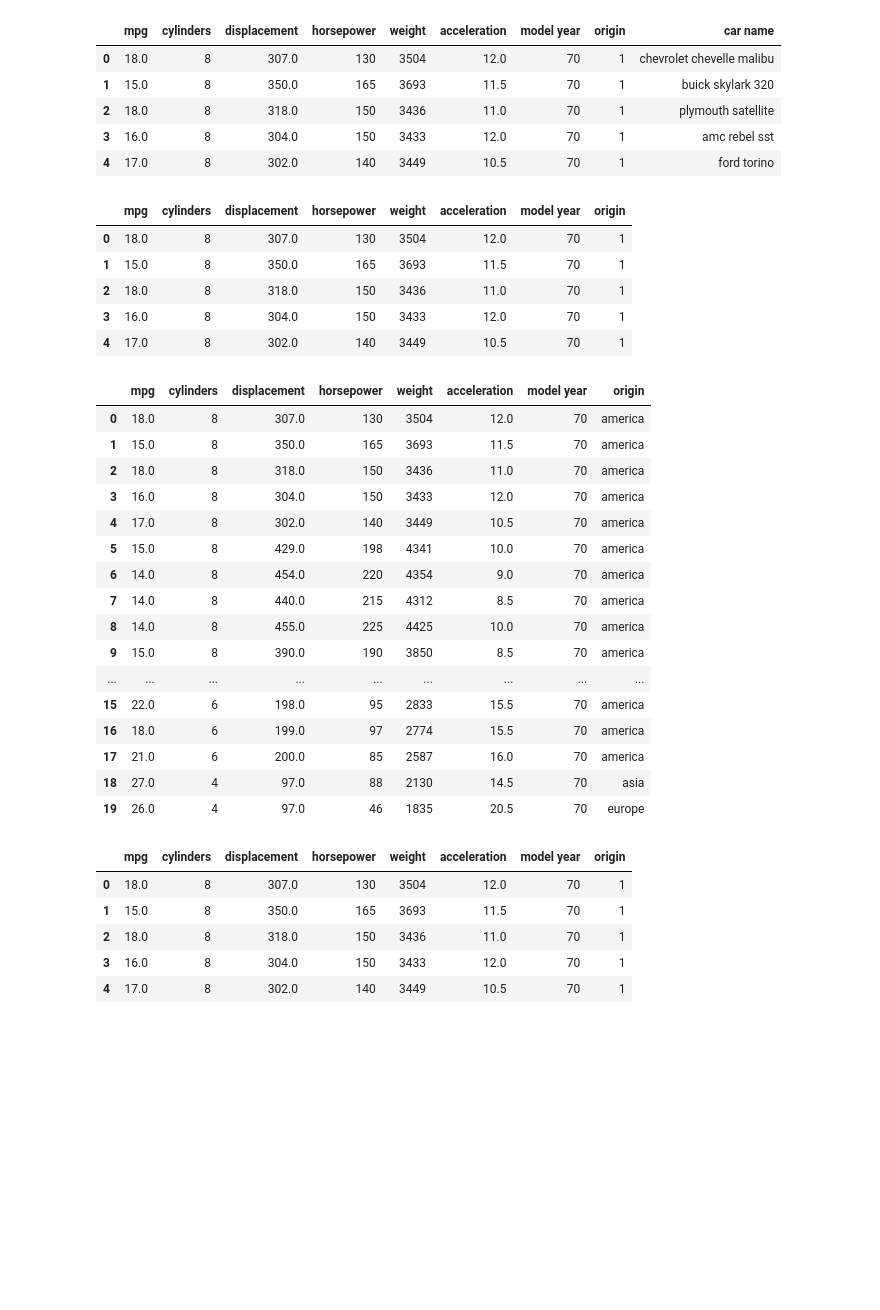
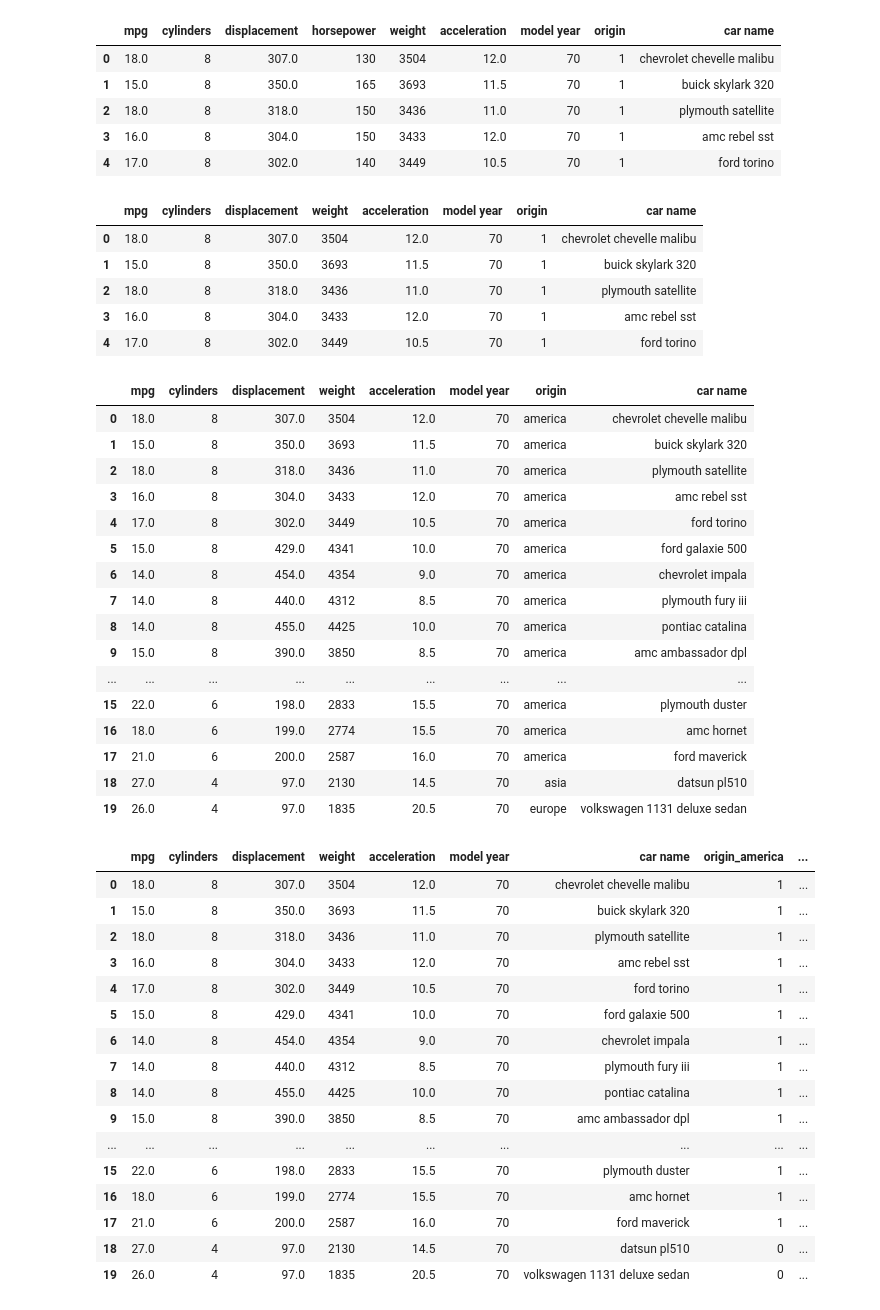
Before and after one commit to ahikiriza/data-science-projects, a Jupyter notebook: linear regression.ipynb, the cells around one changed output. Cells and saved outputs as stored; diff of their text form; code cells hidden in the pictures; blank space fills up the shorter version.

```diff
--- a/linear regression.ipynb
+++ b/linear regression.ipynb
@@ -176,49 +105,62 @@ Data.head()
 | 4 | 17.0 | 8 | 302.0 | 140 | 3449 | 10.5 | 70 | 1 | ford torino |
 # %%
 #drop the car_name
-df =Data.drop('car name', axis =1)
+df =Data.drop('car name', axis=1)
+# df =Data.drop('car name', axis =1)
+df =Data.drop('horsepower', axis=1)
 df.head()
 # %% [output]
-|  | mpg | cylinders | displacement | horsepower | weight | acceleration | model year | origin |
-| 0 | 18.0 | 8 | 307.0 | 130 | 3504 | 12.0 | 70 | 1 |
-| 1 | 15.0 | 8 | 350.0 | 165 | 3693 | 11.5 | 70 | 1 |
-| 2 | 18.0 | 8 | 318.0 | 150 | 3436 | 11.0 | 70 | 1 |
-| 3 | 16.0 | 8 | 304.0 | 150 | 3433 | 12.0 | 70 | 1 |
-| 4 | 17.0 | 8 | 302.0 | 140 | 3449 | 10.5 | 70 | 1 |
+|  | mpg | cylinders | displacement | weight | acceleration | model year | origin | car name |
+| 0 | 18.0 | 8 | 307.0 | 3504 | 12.0 | 70 | 1 | chevrolet chevelle malibu |
+| 1 | 15.0 | 8 | 350.0 | 3693 | 11.5 | 70 | 1 | buick skylark 320 |
+| 2 | 18.0 | 8 | 318.0 | 3436 | 11.0 | 70 | 1 | plymouth satellite |
+| 3 | 16.0 | 8 | 304.0 | 3433 | 12.0 | 70 | 1 | amc rebel sst |
+| 4 | 17.0 | 8 | 302.0 | 3449 | 10.5 | 70 | 1 | ford torino |
 # %%
 #replacing the categorical var with actual values
 df['origin'] =df['origin'].replace({1: 'america', 2: 'europe', 3: 'asia'})
 df.head(20)
 # %% [output]
-|  | mpg | cylinders | displacement | horsepower | weight | acceleration | model year | origin |
-| 0 | 18.0 | 8 | 307.0 | 130 | 3504 | 12.0 | 70 | america |
-| 1 | 15.0 | 8 | 350.0 | 165 | 3693 | 11.5 | 70 | america |
-| 2 | 18.0 | 8 | 318.0 | 150 | 3436 | 11.0 | 70 | america |
-| 3 | 16.0 | 8 | 304.0 | 150 | 3433 | 12.0 | 70 | america |
-| 4 | 17.0 | 8 | 302.0 | 140 | 3449 | 10.5 | 70 | america |
-| 5 | 15.0 | 8 | 429.0 | 198 | 4341 | 10.0 | 70 | america |
-| 6 | 14.0 | 8 | 454.0 | 220 | 4354 | 9.0 | 70 | america |
-| 7 | 14.0 | 8 | 440.0 | 215 | 4312 | 8.5 | 70 | america |
-| 8 | 14.0 | 8 | 455.0 | 225 | 4425 | 10.0 | 70 | america |
-| 9 | 15.0 | 8 | 390.0 | 190 | 3850 | 8.5 | 70 | america |
+|  | mpg | cylinders | displacement | weight | acceleration | model year | origin | car name |
+| 0 | 18.0 | 8 | 307.0 | 3504 | 12.0 | 70 | america | chevrolet chevelle malibu |
+| 1 | 15.0 | 8 | 350.0 | 3693 | 11.5 | 70 | america | buick skylark 320 |
+| 2 | 18.0 | 8 | 318.0 | 3436 | 11.0 | 70 | america | plymouth satellite |
+| 3 | 16.0 | 8 | 304.0 | 3433 | 12.0 | 70 | america | amc rebel sst |
+| 4 | 17.0 | 8 | 302.0 | 3449 | 10.5 | 70 | america | ford torino |
+| 5 | 15.0 | 8 | 429.0 | 4341 | 10.0 | 70 | america | ford galaxie 500 |
+| 6 | 14.0 | 8 | 454.0 | 4354 | 9.0 | 70 | america | chevrolet impala |
+| 7 | 14.0 | 8 | 440.0 | 4312 | 8.5 | 70 | america | plymouth fury iii |
+| 8 | 14.0 | 8 | 455.0 | 4425 | 10.0 | 70 | america | pontiac catalina |
+| 9 | 15.0 | 8 | 390.0 | 3850 | 8.5 | 70 | america | amc ambassador dpl |
 | ... | ... | ... | ... | ... | ... | ... | ... | ... |
-| 15 | 22.0 | 6 | 198.0 | 95 | 2833 | 15.5 | 70 | america |
-| 16 | 18.0 | 6 | 199.0 | 97 | 2774 | 15.5 | 70 | america |
-| 17 | 21.0 | 6 | 200.0 | 85 | 2587 | 16.0 | 70 | america |
-| 18 | 27.0 | 4 | 97.0 | 88 | 2130 | 14.5 | 70 | asia |
-| 19 | 26.0 | 4 | 97.0 | 46 | 1835 | 20.5 | 70 | europe |
+| 15 | 22.0 | 6 | 198.0 | 2833 | 15.5 | 70 | america | plymouth duster |
+| 16 | 18.0 | 6 | 199.0 | 2774 | 15.5 | 70 | america | amc hornet |
+| 17 | 21.0 | 6 | 200.0 | 2587 | 16.0 | 70 | america | ford maverick |
+| 18 | 27.0 | 4 | 97.0 | 2130 | 14.5 | 70 | asia | datsun pl510 |
+| 19 | 26.0 | 4 | 97.0 | 1835 | 20.5 | 70 | europe | volkswagen 1131 deluxe sedan |
 # %%
 #converting categorical variables to dummy variables
 df =pd.get_dummies(df, columns=['origin'])
 # %%
-df.head()
+df.head(20)
 # %% [output]
-|  | mpg | cylinders | displacement | horsepower | weight | acceleration | model year | origin |
-| 0 | 18.0 | 8 | 307.0 | 130 | 3504 | 12.0 | 70 | 1 |
-| 1 | 15.0 | 8 | 350.0 | 165 | 3693 | 11.5 | 70 | 1 |
-| 2 | 18.0 | 8 | 318.0 | 150 | 3436 | 11.0 | 70 | 1 |
-| 3 | 16.0 | 8 | 304.0 | 150 | 3433 | 12.0 | 70 | 1 |
-| 4 | 17.0 | 8 | 302.0 | 140 | 3449 | 10.5 | 70 | 1 |
+|  | mpg | cylinders | displacement | weight | acceleration | model year | car name | origin_america | ... |
+| 0 | 18.0 | 8 | 307.0 | 3504 | 12.0 | 70 | chevrolet chevelle malibu | 1 | ... |
+| 1 | 15.0 | 8 | 350.0 | 3693 | 11.5 | 70 | buick skylark 320 | 1 | ... |
+| 2 | 18.0 | 8 | 318.0 | 3436 | 11.0 | 70 | plymouth satellite | 1 | ... |
+| 3 | 16.0 | 8 | 304.0 | 3433 | 12.0 | 70 | amc rebel sst | 1 | ... |
+| 4 | 17.0 | 8 | 302.0 | 3449 | 10.5 | 70 | ford torino | 1 | ... |
+| 5 | 15.0 | 8 | 429.0 | 4341 | 10.0 | 70 | ford galaxie 500 | 1 | ... |
+| 6 | 14.0 | 8 | 454.0 | 4354 | 9.0 | 70 | chevrolet impala | 1 | ... |
+| 7 | 14.0 | 8 | 440.0 | 4312 | 8.5 | 70 | plymouth fury iii | 1 | ... |
+| 8 | 14.0 | 8 | 455.0 | 4425 | 10.0 | 70 | pontiac catalina | 1 | ... |
+| 9 | 15.0 | 8 | 390.0 | 3850 | 8.5 | 70 | amc ambassador dpl | 1 | ... |
+| ... | ... | ... | ... | ... | ... | ... | ... | ... | ... |
+| 15 | 22.0 | 6 | 198.0 | 2833 | 15.5 | 70 | plymouth duster | 1 | ... |
+| 16 | 18.0 | 6 | 199.0 | 2774 | 15.5 | 70 | amc hornet | 1 | ... |
+| 17 | 21.0 | 6 | 200.0 | 2587 | 16.0 | 70 | ford maverick | 1 | ... |
+| 18 | 27.0 | 4 | 97.0 | 2130 | 14.5 | 70 | datsun pl510 | 0 | ... |
+| 19 | 26.0 | 4 | 97.0 | 1835 | 20.5 | 70 | volkswagen 1131 deluxe sedan | 0 | ... |
 # %%
 #Dealing with missing values
 df.isna().sum()
```
Also changed, not shown: parts of 31 cells of this notebook, 17 other files.
